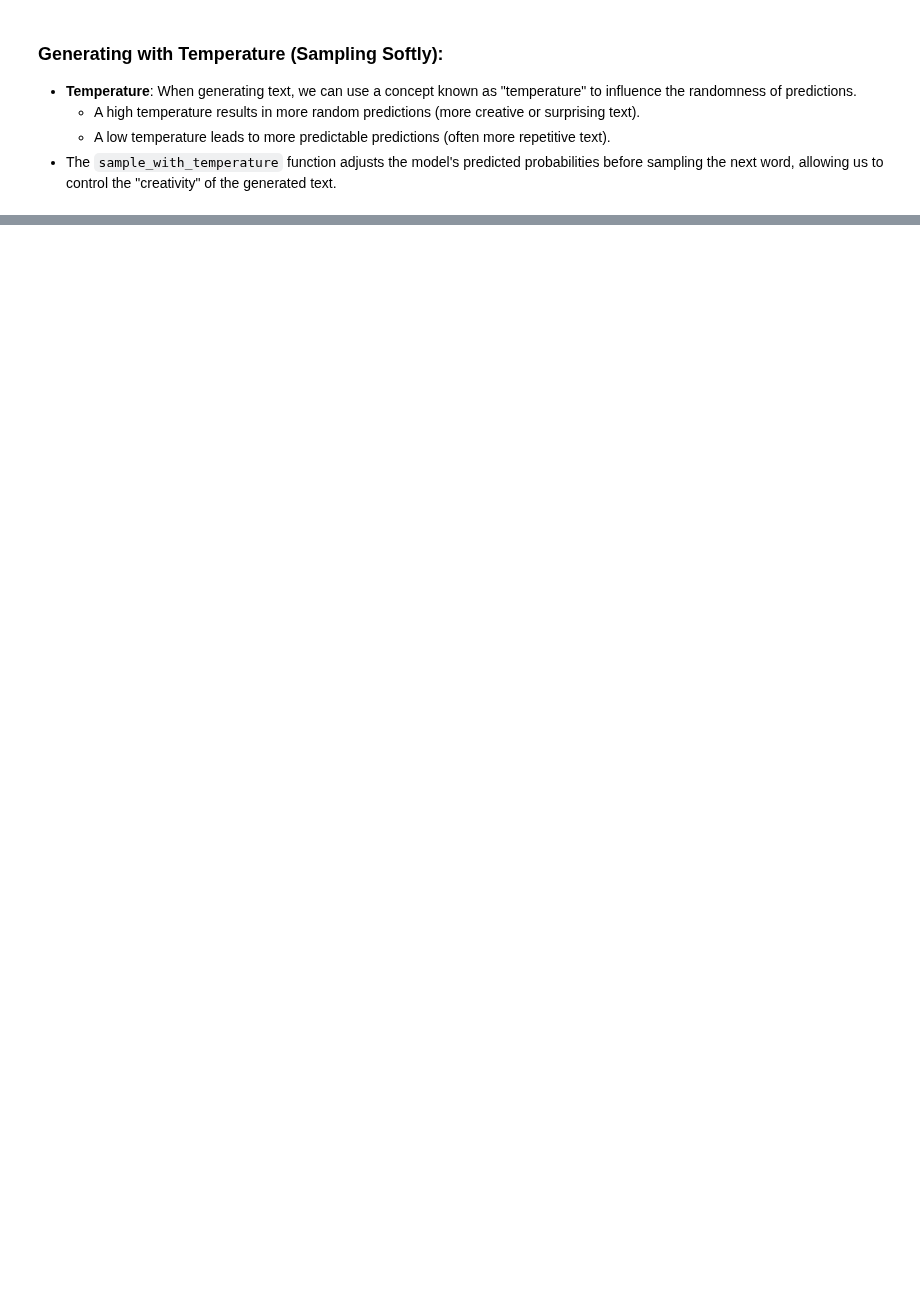
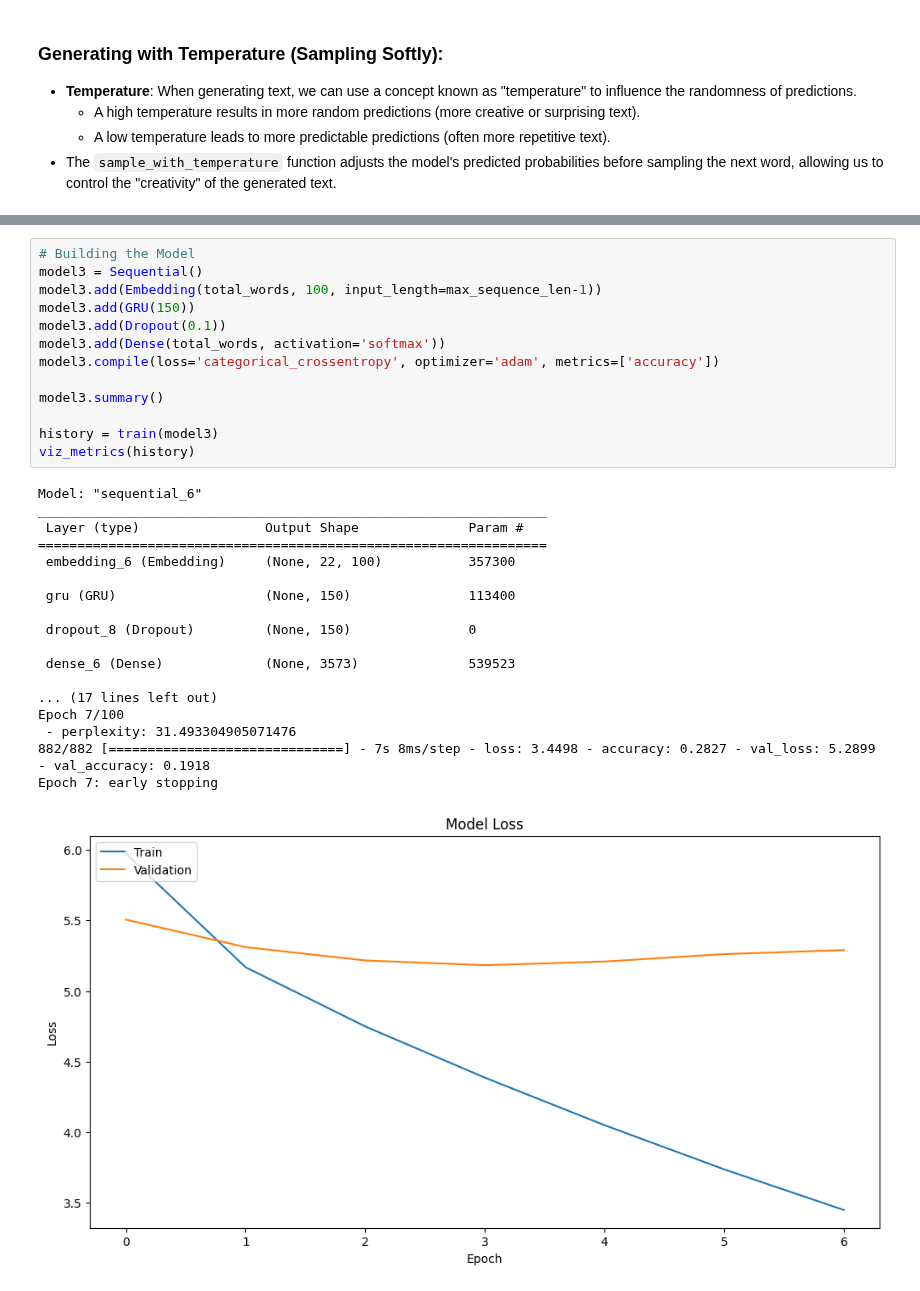
Before and after one commit to olgazju/ml_camp_2023, a Jupyter notebook: capstione_project_1/notebooks/Model.ipynb, the cells around one changed output, grey strips where cells are left out. Saved outputs shown, nothing was run; the diff lists cells and outputs as text; blank space fills up the shorter version.

```diff
--- a/capstione_project_1/notebooks/Model.ipynb
+++ b/capstione_project_1/notebooks/Model.ipynb
@@ -458,0 +501,32 @@ generate_with_temperature(model2, 'ring any bells', 0.2)
+# %%
+# Building the Model
+model3 = Sequential()
+model3.add(Embedding(total_words, 100, input_length=max_sequence_len-1))
+model3.add(GRU(150))
+model3.add(Dropout(0.1))
+model3.add(Dense(total_words, activation='softmax'))
+model3.compile(loss='categorical_crossentropy', optimizer='adam', metrics=['accuracy'])
+
+model3.summary()
+
+history = train(model3)
+viz_metrics(history)
+# %% [output]
+Model: "sequential_6"
+_________________________________________________________________
+ Layer (type)                Output Shape              Param #
+=================================================================
+ embedding_6 (Embedding)     (None, 22, 100)           357300
+
+ gru (GRU)                   (None, 150)               113400
+
+ dropout_8 (Dropout)         (None, 150)               0
+
+ dense_6 (Dense)             (None, 3573)              539523
+
+... (17 lines left out)
+Epoch 7/100
+ - perplexity: 31.493304905071476
+882/882 [==============================] - 7s 8ms/step - loss: 3.4498 - accuracy: 0.2827 - val_loss: 5.2899 - val_accuracy: 0.1918
+Epoch 7: early stopping
+[figure, added]
```
Also changed, not shown: parts of 50 cells of this notebook, 6 other files.
